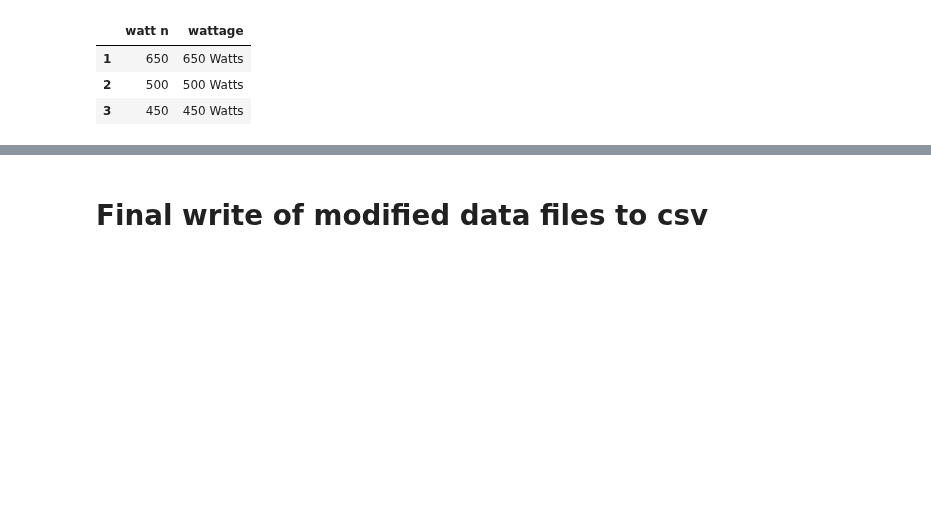
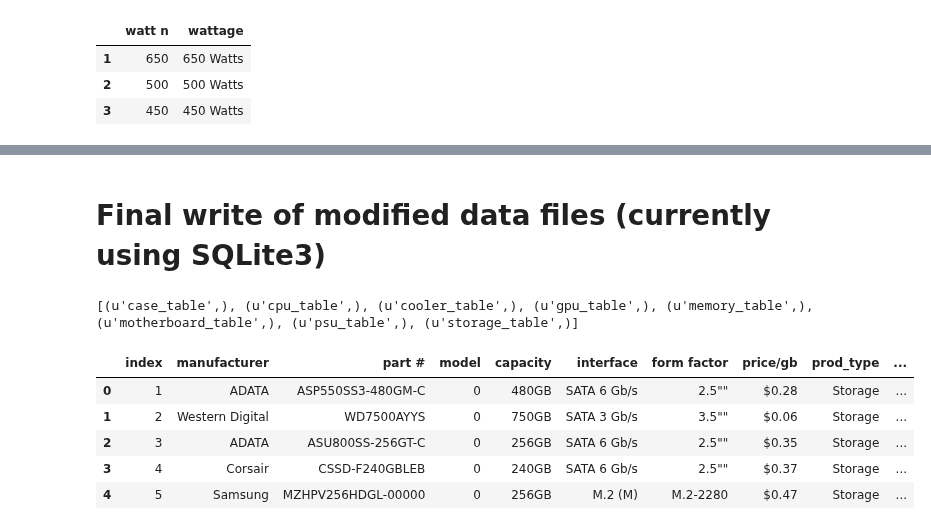
Before and after one commit to nycdatasci/bootcamp009_project, a Jupyter notebook: Project2-WebScraping/samomullane/pcparts initial eda.ipynb, the cells around one changed output, grey strips where cells are left out. Saved outputs shown, nothing was run; the diff lists cells and outputs as text; code cells hidden in the pictures; blank space fills up the shorter version.

```diff
--- a/Project2-WebScraping/samomullane/pcparts initial eda.ipynb
+++ b/Project2-WebScraping/samomullane/pcparts initial eda.ipynb
@@ -1207,3 +1401,3 @@ Name: output, dtype: object
 # %% [markdown]
-# Final write of modified data files to csv
+# Final write of modified data files (currently using SQLite3)
 # %%
@@ -1211,0 +1410,20 @@ Name: output, dtype: object
+# %%
+import sqlite3
+
+con = sqlite3.connect('pcpart.db')
+cursor = con.cursor()
+
+#Code to print out all available tables in our database
+cursor.execute("SELECT name FROM sqlite_master WHERE type='table';")
+print cursor.fetchall()
+
+df = pd.read_sql_query("SELECT * from storage_table", con)
+df.head()
+# %% [output]
+[(u'case_table',), (u'cpu_table',), (u'cooler_table',), (u'gpu_table',), (u'memory_table',), (u'motherboard_table',), (u'psu_table',), (u'storage_table',)]
+|  | index | manufacturer | part # | model | capacity | interface | form factor | price/gb | prod_type | ... |
+| 0 | 1 | ADATA | ASP550SS3-480GM-C | 0 | 480GB | SATA 6 Gb/s | 2.5"" | $0.28 | Storage | ... |
+| 1 | 2 | Western Digital | WD7500AYYS | 0 | 750GB | SATA 3 Gb/s | 3.5"" | $0.06 | Storage | ... |
+| 2 | 3 | ADATA | ASU800SS-256GT-C | 0 | 256GB | SATA 6 Gb/s | 2.5"" | $0.35 | Storage | ... |
+| 3 | 4 | Corsair | CSSD-F240GBLEB | 0 | 240GB | SATA 6 Gb/s | 2.5"" | $0.37 | Storage | ... |
+| 4 | 5 | Samsung | MZHPV256HDGL-00000 | 0 | 256GB | M.2 (M) | M.2-2280 | $0.47 | Storage | ... |
```
Also changed, not shown: parts of 29 cells of this notebook.
